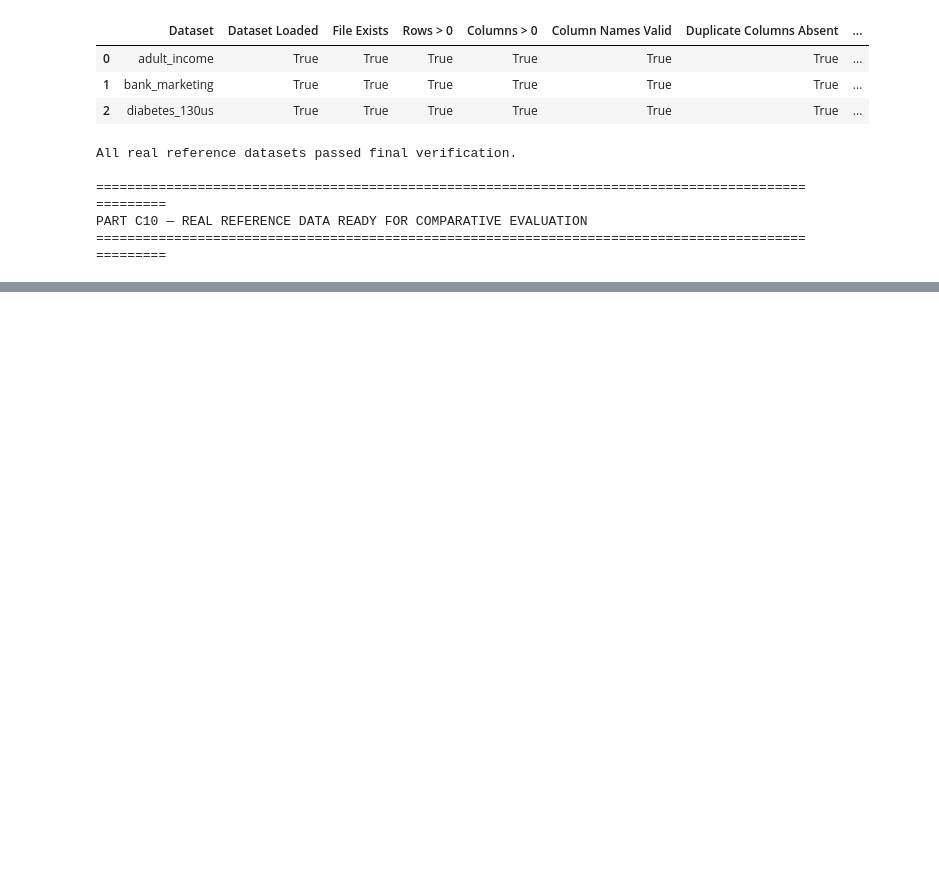
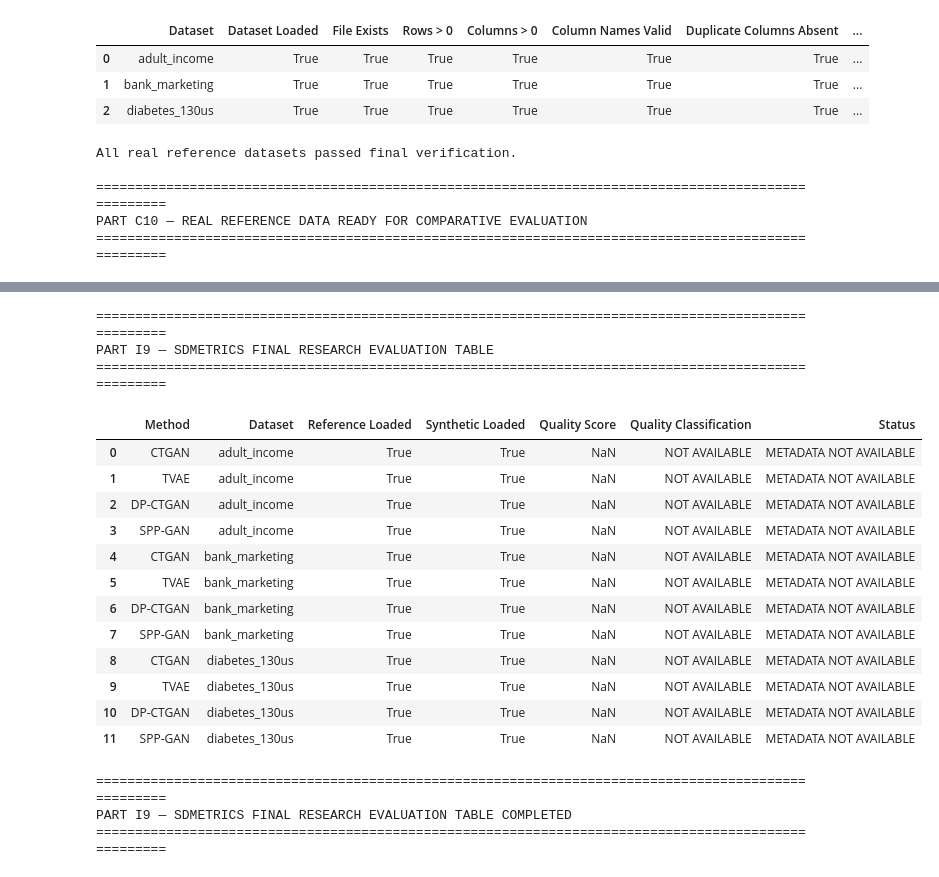
Before and after one commit to amzad-786githumb/Privacy-Preserving-Synthetic-Tabular-Data-Generation-Using-Generative-Adversarial-Networks, a Jupyter notebook: 08_Comparative_evaluation.ipynb, the cells around one changed output, grey strips where cells are left out. Cells and saved outputs as stored; diff of their text form; code cells hidden in the pictures; blank space fills up the shorter version.

```diff
--- a/08_Comparative_evaluation.ipynb
+++ b/08_Comparative_evaluation.ipynb
@@ -18772,0 +10781,71 @@ print("\n✓ Membership Inference Attack Evaluation Completed")
+# %%
+# ==============================================================================
+# PART I9 — SDMETRICS FINAL RESEARCH EVALUATION TABLE
+# ==============================================================================
+
+print("=" * 100)
+print("PART I9 — SDMETRICS FINAL RESEARCH EVALUATION TABLE")
+print("=" * 100)
+
+SDMETRICS_FINAL_DF = SDMETRICS_QUALITY_DF.copy()
+
+if not SDMETRICS_FINAL_DF.empty:
+
+    SDMETRICS_FINAL_DF = (
+        SDMETRICS_FINAL_DF[
+            [
+                "Method",
+                "Dataset",
+                "Reference Loaded",
+                "Synthetic Loaded",
+                "Quality Score",
+                "Quality Classification",
+                "Status"
+            ]
+        ]
+        .sort_values(
+            [
+                "Dataset",
+                "Quality Score"
+            ],
+            ascending=[
+                True,
+                False
+            ],
+            na_position="last"
+        )
+        .reset_index(
+            drop=True
+        )
+    )
+
+display(
+    SDMETRICS_FINAL_DF
+)
+
+print("\n" + "=" * 100)
+print(
+    "PART I9 — SDMETRICS FINAL RESEARCH "
+    "EVALUATION TABLE COMPLETED"
+)
+print("=" * 100)
+# %% [output]
+====================================================================================================
+PART I9 — SDMETRICS FINAL RESEARCH EVALUATION TABLE
+====================================================================================================
+|  | Method | Dataset | Reference Loaded | Synthetic Loaded | Quality Score | Quality Classification | Status |
+| 0 | CTGAN | adult_income | True | True | NaN | NOT AVAILABLE | METADATA NOT AVAILABLE |
+| 1 | TVAE | adult_income | True | True | NaN | NOT AVAILABLE | METADATA NOT AVAILABLE |
+| 2 | DP-CTGAN | adult_income | True | True | NaN | NOT AVAILABLE | METADATA NOT AVAILABLE |
+| 3 | SPP-GAN | adult_income | True | True | NaN | NOT AVAILABLE | METADATA NOT AVAILABLE |
+| 4 | CTGAN | bank_marketing | True | True | NaN | NOT AVAILABLE | METADATA NOT AVAILABLE |
+| 5 | TVAE | bank_marketing | True | True | NaN | NOT AVAILABLE | METADATA NOT AVAILABLE |
+| 6 | DP-CTGAN | bank_marketing | True | True | NaN | NOT AVAILABLE | METADATA NOT AVAILABLE |
+| 7 | SPP-GAN | bank_marketing | True | True | NaN | NOT AVAILABLE | METADATA NOT AVAILABLE |
+| 8 | CTGAN | diabetes_130us | True | True | NaN | NOT AVAILABLE | METADATA NOT AVAILABLE |
+| 9 | TVAE | diabetes_130us | True | True | NaN | NOT AVAILABLE | METADATA NOT AVAILABLE |
+| 10 | DP-CTGAN | diabetes_130us | True | True | NaN | NOT AVAILABLE | METADATA NOT AVAILABLE |
+| 11 | SPP-GAN | diabetes_130us | True | True | NaN | NOT AVAILABLE | METADATA NOT AVAILABLE |
+====================================================================================================
+PART I9 — SDMETRICS FINAL RESEARCH EVALUATION TABLE COMPLETED
+====================================================================================================
```
Also changed, not shown: parts of 161 cells of this notebook.
